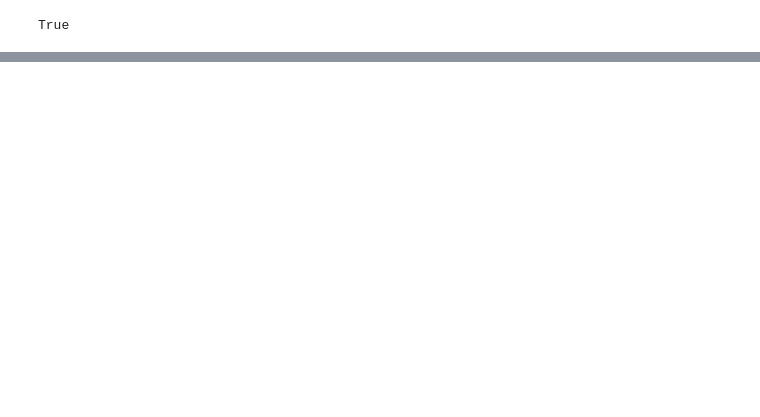
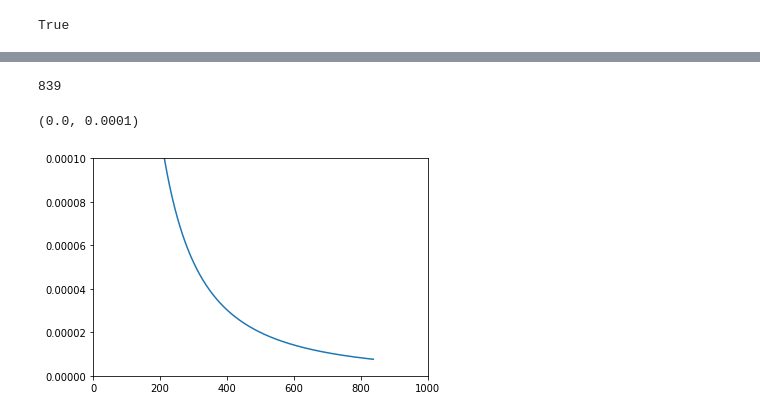
Before and after one commit to Ashirbad-Sarangi/logistic_regression, a Jupyter notebook: codes/logistic_regression.ipynb, the cells around one changed output, grey strips where cells are left out. Saved outputs shown, nothing was run; the diff lists cells and outputs as text; code cells hidden in the pictures; blank space fills up the shorter version.

```diff
--- a/codes/logistic_regression.ipynb
+++ b/codes/logistic_regression.ipynb
@@ -327,7 +309,7 @@ for i in range(len(df_test)):
     x = X.iloc[i]
     y = Y.iloc[i]
     y_hat.append(logit(x,w_star))
-    dbs.append(w_star.T@x)
+    # dbs.append(w_star.T@x)
 
 y_hat = [1 if y > threshold else 0 for y in y_hat]
 df_test['y_hat'] = y_hat
@@ -357,2 +354,18 @@ graph.ion()
 # %%
-min(norms)
+k_norms = [i for i in norms if i > epsilon]
+# %%
+len(k_norms)
+# %% [output]
+839
+# %%
+diff = []
+for i in range(len(k_norms)-1):
+    diff.append(k_norms[i]-k_norms[i+1])
+graph.plot(diff)
+graph.xlim(0,1000)
+graph.ylim(0,0.0001)
+# graph.show()
+# graph.ion()
+# %% [output]
+(0.0, 0.0001)
+[figure, added]
```
Also changed, not shown: parts of 23 cells of this notebook, 1 other file.
